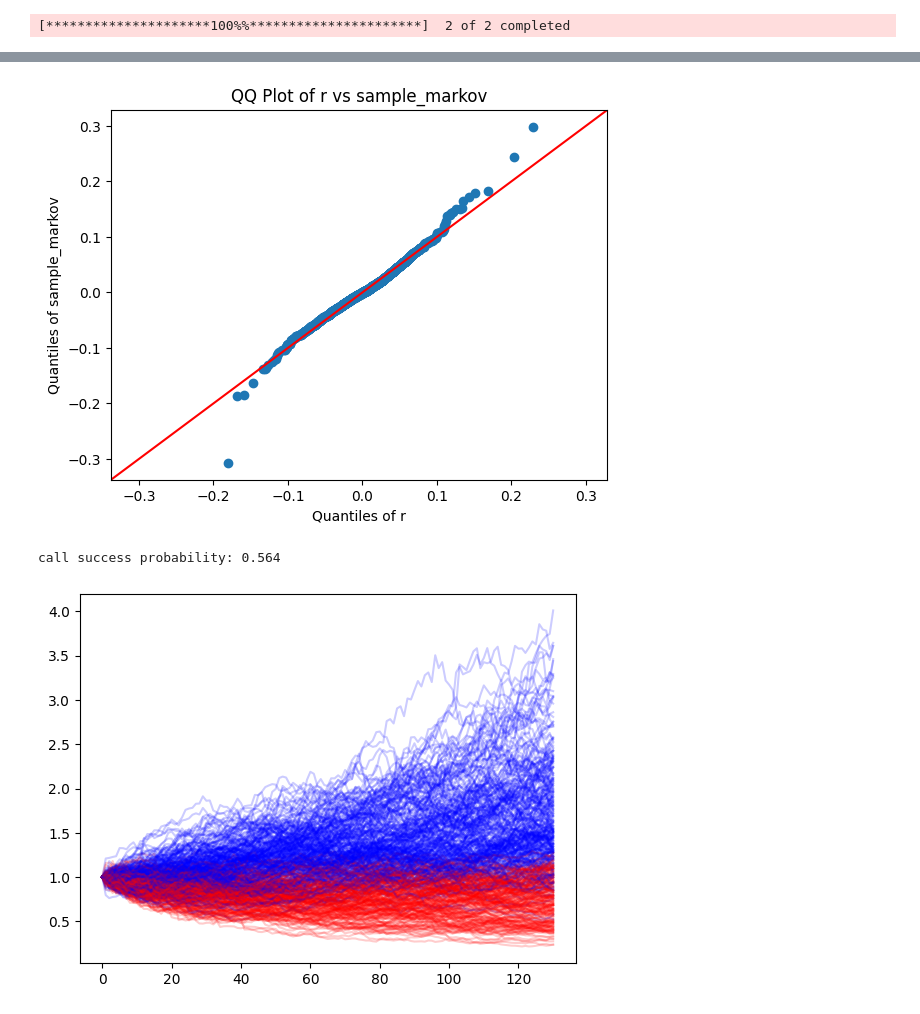
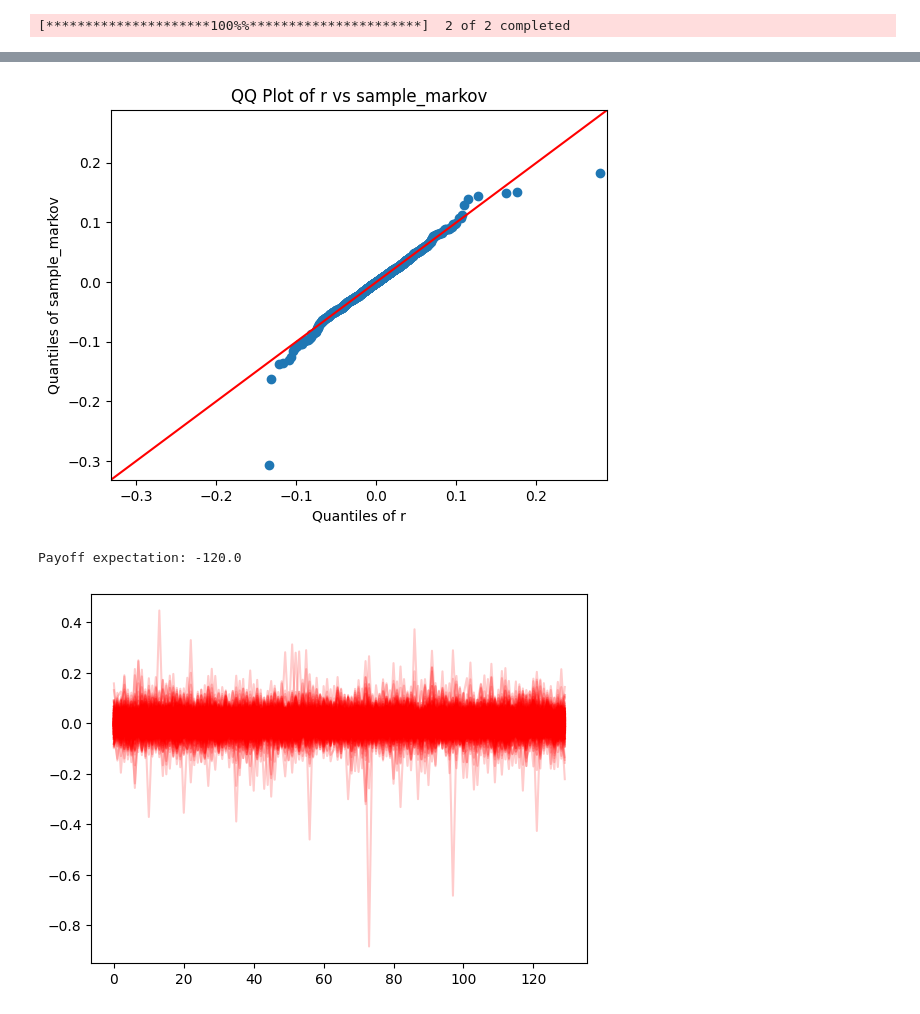
Before and after one commit to sarashs/Wallstreet-Bets, a Jupyter notebook: Notebooks/markov_nvda.ipynb, the cells around one changed output, grey strips where cells are left out. Saved outputs shown, nothing was run; the diff lists cells and outputs as text; code cells hidden in the pictures.

Commit message:
fixing the option payoff function

```diff
--- a/Notebooks/markov_nvda.ipynb
+++ b/Notebooks/markov_nvda.ipynb
@@ -7,10 +7,12 @@ import numpy as np
 from scipy.stats import kendalltau
 from sklearn.covariance import GraphicalLasso
 from tqdm import tqdm
+import cvxpy as cp
+from matplotlib import pyplot as plt
 import datetime
 
-start_date = '2005-01-01'
-end_date = '2024-07-09'
+start_date = '2007-01-01'
+end_date = '2012-07-09'
 
 data = yf.download(['NVDA', 'SPY'], start=start_date, end=end_date)['Adj Close']
 returns = data.pct_change().fillna(0)
@@ -68,6 +71,6 @@ plt.plot(beta_hat, '-r')
 # %%
 # Calculate the differences between consecutive elements of beta_hat to get the slopes
-location = 3500
+location = 0
 slopes = np.diff(beta_hat[location:])
 
 # Create the state variable: 0 for negative slope, 1 for positive slope
@@ -159,30 +162,51 @@ plt.ylabel('Quantiles of sample_markov')
 plt.title('QQ Plot of r vs sample_markov')
 plt.show()
 # %% [output]
-[figure, old version]
+[figure, new version]
 # %%
-def compute_product(p_00, p_01, p_10, p_11, params_0, params_1, T):
+def compute_product_markov(p_00, p_01, p_10, p_11, params_0, params_1, T):
     product = np.ones(T+1)
     sample_markov, _ = simulate_markov_chain(T, p_00, p_01, p_10, p_11, params_0, params_1)
     for t in range(1, T + 1):
         product[t] = product[t-1] * (1 + sample_markov[t-1])
     return product
+
+def compute_product_naive(params, T):
+    product = np.ones(T+1)
+    sample = stats.t.rvs(*params, size=T)
+    for t in range(1, T + 1):
+        product[t] = product[t-1] * (1 + sample[t-1])
+    return product
+# %%
+def option_payoff(option_price, strike_price, asset_value, fees=0, option_type="call"):
+    if option_type == "call":
+        if asset_value >= strike_price:
+            return (asset_value - strike_price - option_price - fees)
+        else:
+            return (- option_price - fees)
+    else:
+        if asset_value <= strike_price:
+            return (strike_price - asset_value - option_price - fees)
+        else:
+            return (- option_price - fees)
 # %%
 # Call option success rate
 T = 130  # Number of business days
-call_threshold = 170/130
+initial_asset_price = 130
+strike_price = 170
 option_price = 120
-pass_count = 0
+payoff = 0
 number_of_runs = 500
 for i in range(number_of_runs):
-    products = compute_product(p_00, p_01, p_10, p_11, params_0, params_1, T)
-    if max(products) > call_threshold:
-        pass_count += 1
+    products = compute_product_naive(params, T) #compute_product_markov(p_00, p_01, p_10, p_11, params_0, params_1, T)
+    asset_value = products[-1]*initial_asset_price
+    payoff += option_payoff(option_price, strike_price, asset_value, fees=0)
+    if max(products)*initial_asset_price > strike_price:
         plt.plot(products,'b', alpha=0.2)
     else:
         plt.plot(products,'r', alpha=0.2)
-prob = pass_count/number_of_runs
-print(f'call success probability: {prob}')
+exp = payoff/number_of_runs
+print(f'Payoff expectation: {exp}')
 # %% [output]
-call success probability: 0.564
+Payoff expectation: -120.0
-[figure, old version]
+[figure, new version]
```
Also changed, not shown: parts of 6 cells of this notebook.
